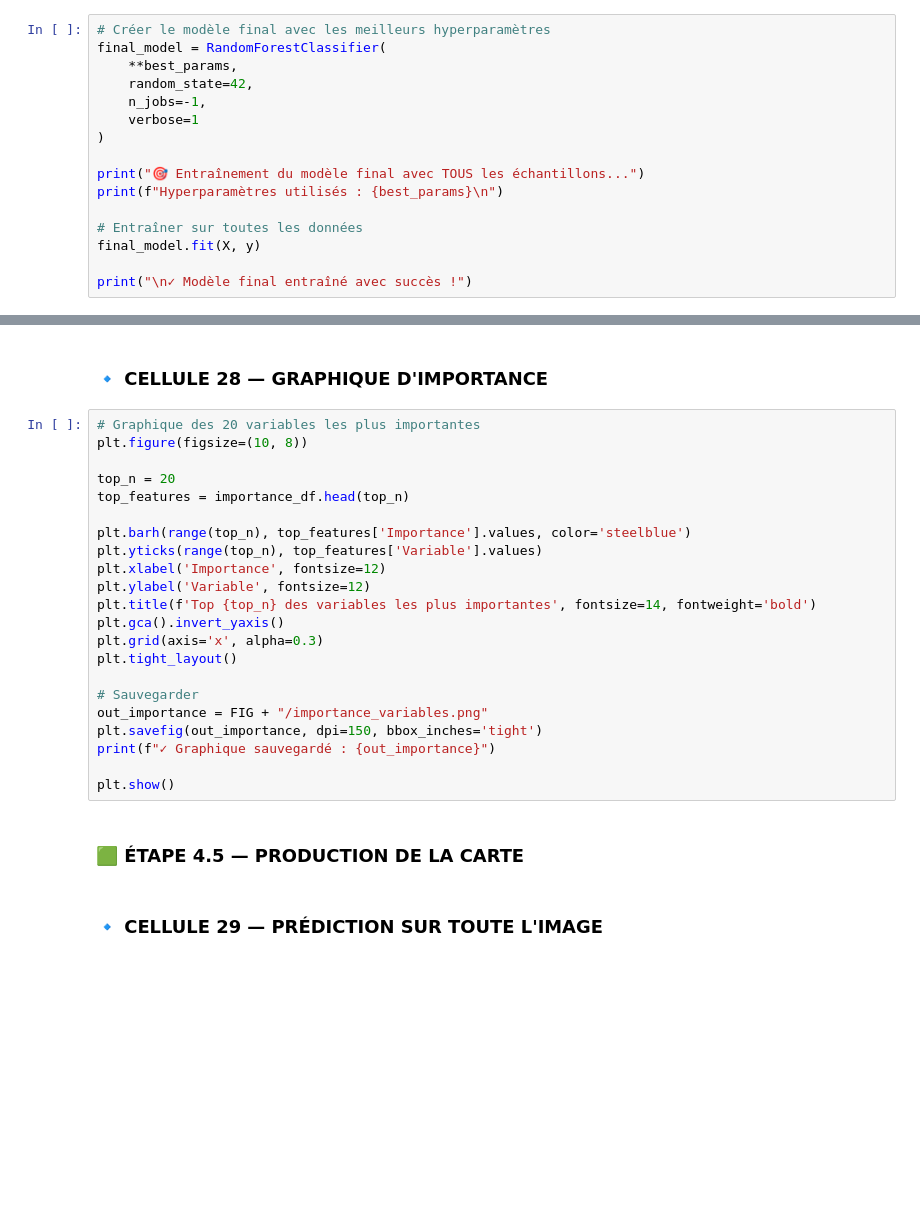
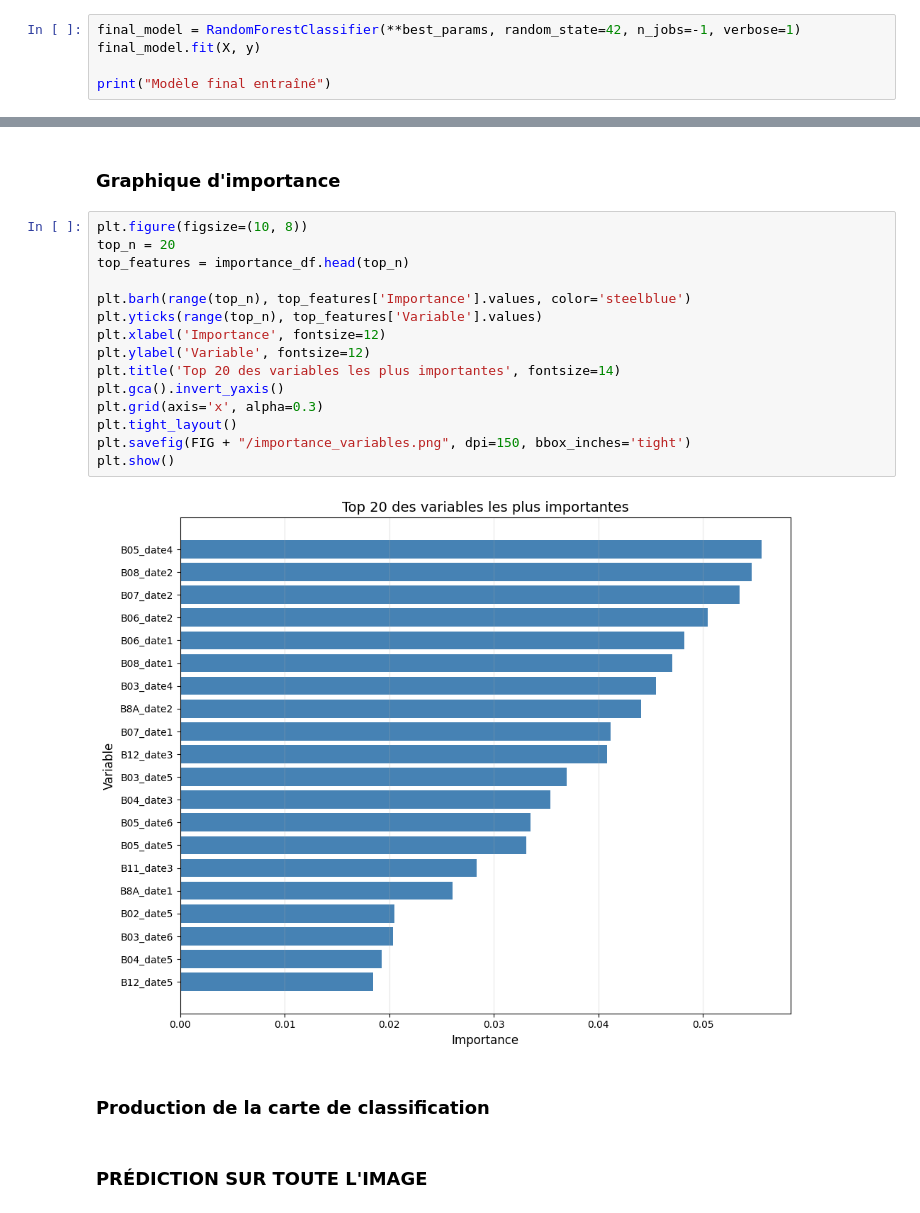
Before and after one commit to diallodjiby/projet_teledectection_DIALLO_Djiby, a Jupyter notebook: projet_telea_DIALLO_Djiby.ipynb, the cells around one changed output, grey strips where cells are left out. Drawn from its saved outputs; the diff is of its cells as text; blank space fills up the shorter version.

```diff
--- a/projet_telea_DIALLO_Djiby.ipynb
+++ b/projet_telea_DIALLO_Djiby.ipynb
@@ -590,16 +477,5 @@ print("=" * 80)
 # %%
-# Créer le modèle final avec les meilleurs hyperparamètres
-final_model = RandomForestClassifier(
-    **best_params,
-    random_state=42,
-    n_jobs=-1,
-    verbose=1
-)
-
-print("🎯 Entraînement du modèle final avec TOUS les échantillons...")
-print(f"Hyperparamètres utilisés : {best_params}\n")
-
-# Entraîner sur toutes les données
+final_model = RandomForestClassifier(**best_params, random_state=42, n_jobs=-1, verbose=1)
 final_model.fit(X, y)
 
-print("\n✓ Modèle final entraîné avec succès !")
+print("Modèle final entraîné")
@@ -641,29 +527,24 @@ print("=" * 60)
 # %% [markdown]
-### 🔹 CELLULE 28 — GRAPHIQUE D'IMPORTANCE
+### Graphique d'importance
 # %%
-# Graphique des 20 variables les plus importantes
 plt.figure(figsize=(10, 8))
-
 top_n = 20
 top_features = importance_df.head(top_n)
 
 plt.barh(range(top_n), top_features['Importance'].values, color='steelblue')
 plt.yticks(range(top_n), top_features['Variable'].values)
 plt.xlabel('Importance', fontsize=12)
 plt.ylabel('Variable', fontsize=12)
-plt.title(f'Top {top_n} des variables les plus importantes', fontsize=14, fontweight='bold')
+plt.title('Top 20 des variables les plus importantes', fontsize=14)
 plt.gca().invert_yaxis()
 plt.grid(axis='x', alpha=0.3)
 plt.tight_layout()
-
-# Sauvegarder
-out_importance = FIG + "/importance_variables.png"
-plt.savefig(out_importance, dpi=150, bbox_inches='tight')
-print(f"✓ Graphique sauvegardé : {out_importance}")
-
+plt.savefig(FIG + "/importance_variables.png", dpi=150, bbox_inches='tight')
 plt.show()
+# %% [output]
+[figure, added]
 # %% [markdown]
-### 🟩 ÉTAPE 4.5 — PRODUCTION DE LA CARTE
+### Production de la carte de classification
 # %% [markdown]
-### 🔹 CELLULE 29 — PRÉDICTION SUR TOUTE L'IMAGE
+### PRÉDICTION SUR TOUTE L'IMAGE
 # %%
```
Also changed, not shown: parts of 87 cells of this notebook, 1 other file.
